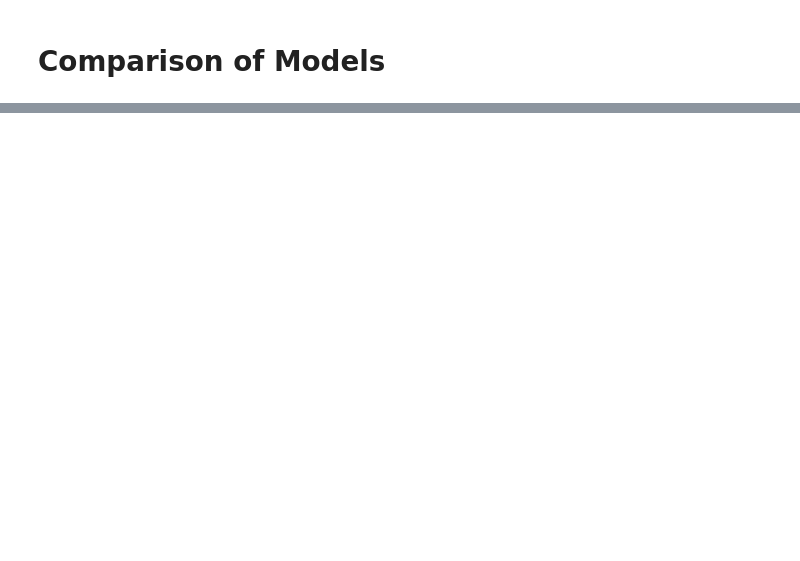
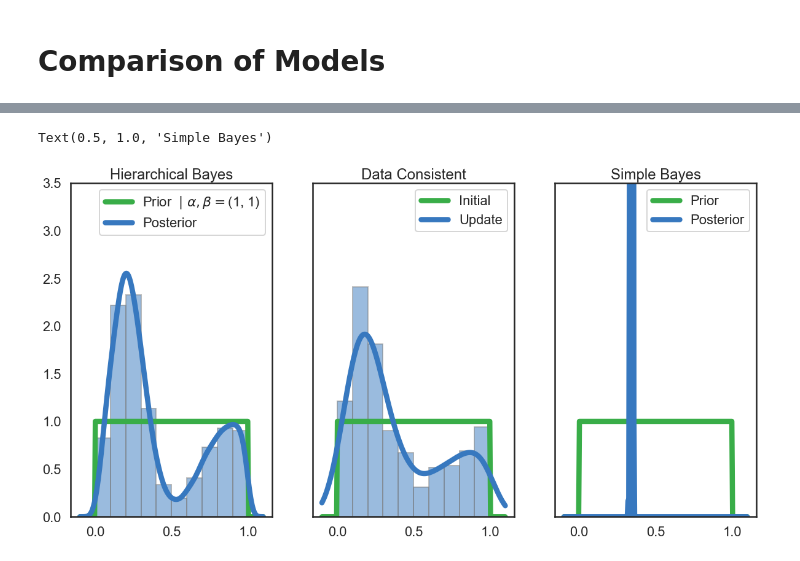
Before and after one commit to mathematicalmichael/jsm19, a Jupyter notebook: SIAM_CSE19_Poster-Distribution.ipynb, the cells around one changed output, grey strips where cells are left out. Cells and saved outputs as stored; diff of their text form; code cells hidden in the pictures; blank space fills up the shorter version.

```diff
--- a/SIAM_CSE19_Poster-Distribution.ipynb
+++ b/SIAM_CSE19_Poster-Distribution.ipynb
@@ -293,12 +341,12 @@ updated_dist = sps.gaussian_kde(updated_sample)
 # %%
 # plot the objects of other spaces
 fig_objects,axes = plt.subplots(1,3,sharey=True)
-fig_objects.set_figheight(8)
+fig_objects.set_figheight(10)
 
 ### set other params
 # color scheme
-c_prior = 'blue'
-c_post = 'red'
+c_prior = 'xkcd:medium green'
+c_post = 'xkcd:windows blue'
 
 
 #### plot the parameter space (first row)
@@ -314,35 +362,41 @@ ax = axes[0]
 
 ax.plot(x_lam,sps.beta.pdf(x_lam,a=1,b=1),color=c_prior,
                    label='Prior $\mid \\alpha,\\beta = $'+str((1,1)))
 
 # posterior for hierarchical bayes
-ax.hist(bayes_sample,density=True,color=c_post,alpha=0.7)
+ax.hist(bayes_sample,density=True,color=c_post,alpha=0.5,edgecolor='gray')
 ax.plot(x_lam,posterior_kde(x_lam),label='Posterior',color=c_post)
 ax.legend()
+ax.set_title('Hierarchical Bayes')
 
 
 ## DATA CONSISTENT
 ax = axes[1]
 # Initial for Data Consistent
 ax.plot(x_lam,lam_init.pdf(x_lam),label='Initial',color=c_prior)
 
 # Update for Data Consistent
-ax.hist(updated_sample,density=True,color=c_post,alpha=0.7)
+ax.hist(updated_sample,density=True,color=c_post,alpha=0.5,edgecolor='gray')
 ax.plot(x_lam,updated_dist(x_lam),label='Update',color=c_post)
 ax.legend()
+ax.set_title('Data Consistent')
 
 
 ## Bad Posterior
 ax = axes[2]
 
 # Prior for Bad Bayes
 ax.plot(x_lam,lam_init.pdf(x_lam),label='Prior',color=c_prior)
 
 # Posterior for Bad Bayes
 ax.hist(bad_bayes_sample,density=True,color=c_post, edgecolor=c_post,alpha=0.7)
 ax.plot(x_lam,bad_posterior_kde(x_lam),label='Posterior',color=c_post)
 ax.set_ylim(0,3.5)
 ax.legend()
+ax.set_title('Simple Bayes')
+# %% [output]
+Text(0.5, 1.0, 'Simple Bayes')
+[figure, added]
 # %%
 # posterior predictive KDEs
 pp_kde=sps.gaussian_kde(pp_sample)
```
Also changed, not shown: parts of 20 cells of this notebook.
